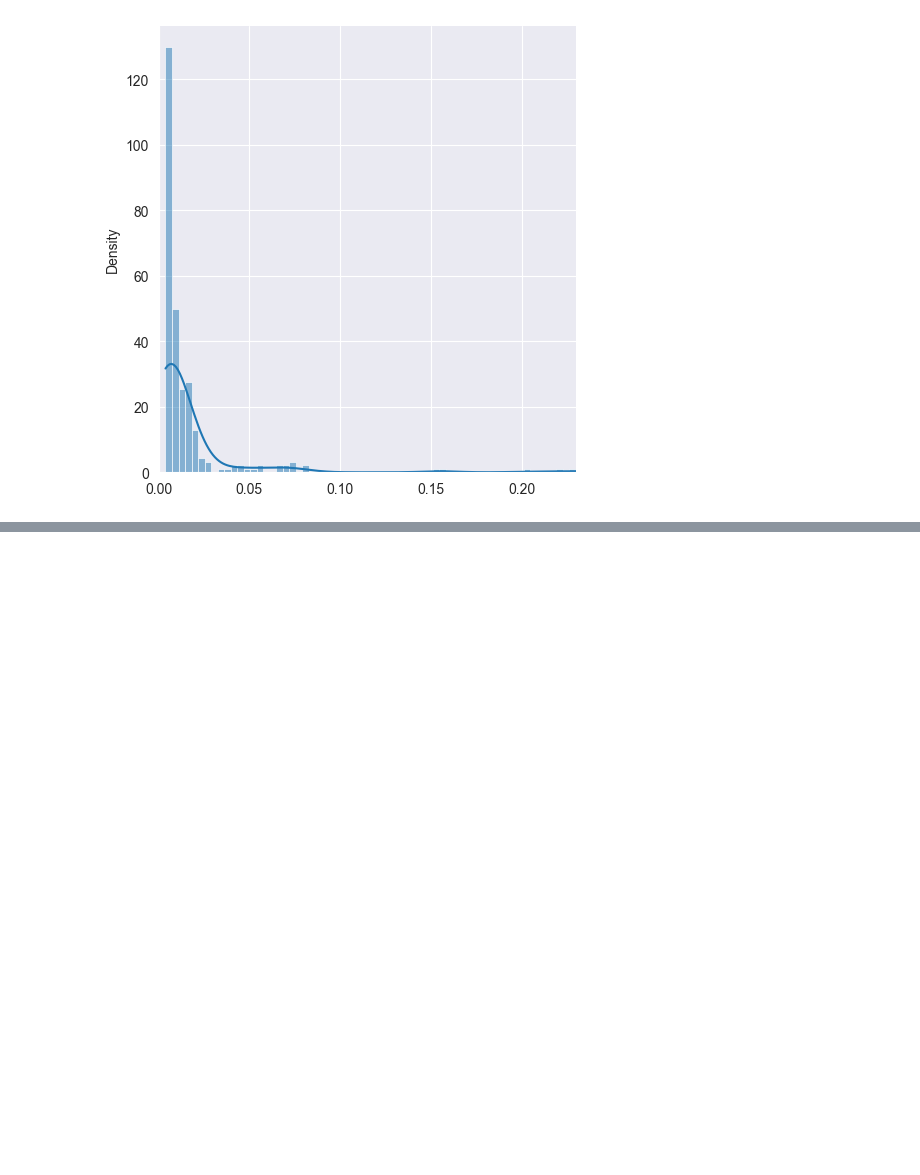
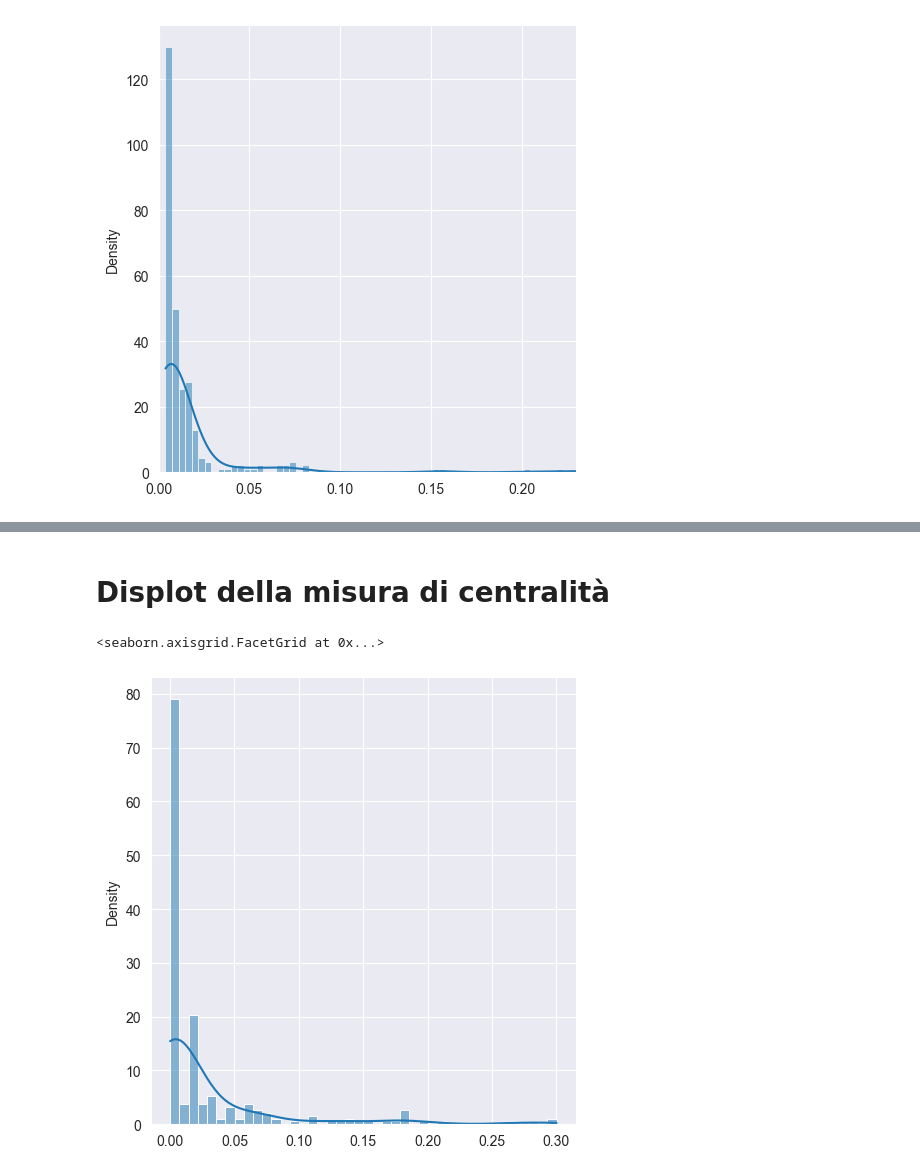
Before and after one commit to ChiaraAmalia/networkxProject, a Jupyter notebook: networkSimo.ipynb, the cells around one changed output, grey strips where cells are left out. Cells and saved outputs as stored; diff of their text form; code cells hidden in the pictures; blank space fills up the shorter version.

```diff
--- a/networkSimo.ipynb
+++ b/networkSimo.ipynb
@@ -55,0 +128,2 @@ plt.xlim(0, 0.23)
+# %%
+e = nx.eigenvector_centrality(graph)
@@ -55,0 +152,8 @@ plt.xlim(0, 0.23)
+# %% [markdown]
+# Displot della misura di centralità
+# %%
+sns.set_style("darkgrid")
+sns.displot(list(e.values()),stat='density',kde=True)
+# %% [output]
+<seaborn.axisgrid.FacetGrid at 0x...>
+[figure, added]
```
Also changed, not shown: parts of 18 cells of this notebook.
